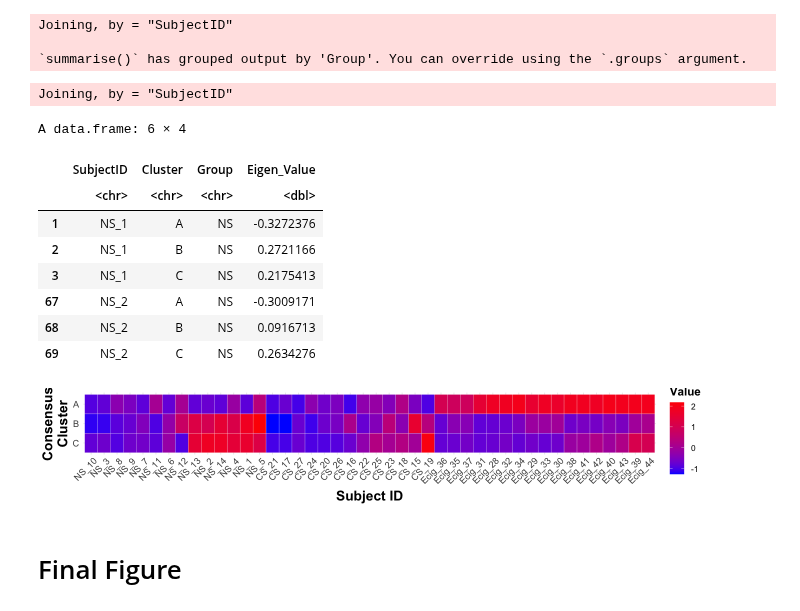
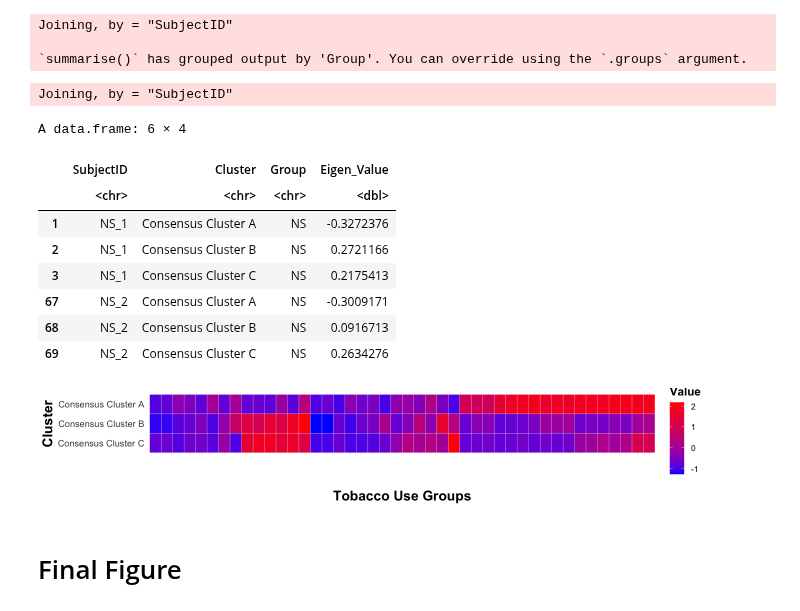
Before and after one commit to Ragerlab/Script_for_Cytokine-Signature-Clusters-as-a-Tool-to-Compare-Changes-associated-with-Tobacco-Product-, a Jupyter notebook: 1.4. Clustering Analyses/Eigencytokine Visualization (Figure 6).ipynb, the cells around one changed output. Drawn from its saved outputs; the diff is of its cells as text; code cells hidden in the pictures.

```diff
--- a/1.4. Clustering Analyses/Eigencytokine Visualization (Figure 6).ipynb
+++ b/1.4. Clustering Analyses/Eigencytokine Visualization (Figure 6).ipynb
@@ -303,9 +304,9 @@ final_df2 = inner_join(cytokines %>%
     # removes duplicate rows
     unique() %>%
     #simplifying cluster name
-    mutate(Cluster = ifelse(Cluster == "ClusterA", "A",
-           ifelse(Cluster == "ClusterB", "B",
-           ifelse(Cluster == "ClusterC", "C", Cluster))))
+    mutate(Cluster = ifelse(Cluster == "ClusterA", "Consensus Cluster A",
+           ifelse(Cluster == "ClusterB", "Consensus Cluster B",
+           ifelse(Cluster == "ClusterC", "Consensus Cluster C", Cluster))))
 
 head(final_df2)
 # %% [output]
@@ -313,39 +314,40 @@ Joining, by = "SubjectID"
 A data.frame: 6 × 4
 |  | SubjectID | Cluster | Group | Eigen_Value |
 |  | <chr> | <chr> | <chr> | <dbl> |
-| 1 | NS_1 | A | NS | -0.3272376 |
-| 2 | NS_1 | B | NS | 0.2721166 |
-| 3 | NS_1 | C | NS | 0.2175413 |
-| 67 | NS_2 | A | NS | -0.3009171 |
-| 68 | NS_2 | B | NS | 0.0916713 |
-| 69 | NS_2 | C | NS | 0.2634276 |
+| 1 | NS_1 | Consensus Cluster A | NS | -0.3272376 |
+| 2 | NS_1 | Consensus Cluster B | NS | 0.2721166 |
+| 3 | NS_1 | Consensus Cluster C | NS | 0.2175413 |
+| 67 | NS_2 | Consensus Cluster A | NS | -0.3009171 |
+| 68 | NS_2 | Consensus Cluster B | NS | 0.0916713 |
+| 69 | NS_2 | Consensus Cluster C | NS | 0.2634276 |
 # %%
 options(repr.plot.width=12, repr.plot.height=2) #changing size
 
 #subject ids ordered by avg cytokine conc
 subject_ids2 = factor(final_df2$SubjectID, levels = ordered_avg_subject_ids)
 
 #reversing clusters for heat map
-rev_clusters = factor(final_df2$Cluster, levels = c("C", "B", "A"))
+rev_clusters = factor(final_df2$Cluster, levels = c("Consensus Cluster C", "Consensus Cluster B",
+                                                    "Consensus Cluster A"))
 
 #lastly scaling each cytokine to creating a larger visual difference between the smoking groups
 Figure6b = ggplot(data = final_df2, aes(x = subject_ids2, y = rev_clusters, fill = scale(Eigen_Value))) +
   geom_tile(color = "white") +
   scale_fill_gradient(low = 'blue', high = 'red') +
   theme_minimal() +
   theme(axis.text = element_text(size = 11), #changing size of axes labels
-        axis.text.x = element_text(angle = 45, hjust = 0.9), #rotating x labels/ moving x labels slightly to the left
+        axis.text.x = element_text(angle = 45, hjust = 0.9, color = "white"), #rotating x labels/ moving x labels slightly to the left
         axis.title = element_text(face = "bold", size = rel(1.5)), #changes axis titles
         #doesn't work with patchwork so I removed this
         #legend.box.spacing = unit(c(1,1,1,1), "cm"), #changes distance between legend and figure
         legend.title = element_text(face = 'bold', size = 14), #changes legend title
         legend.text = element_text(size = 10))+ #changes legend text
 
-  labs(x = "Subject ID", y = "Consensus\nCluster", fill = "Eigencytokine\nValue")
+  labs(x = "Tobacco Use Groups", y = "Cluster", fill = "Eigencytokine\nValue")
 
 Figure6b
 # %% [output]
-[figure, old version]
+[figure, new version]
 # %% [markdown]
 # Final Figure
 # %%
```
Also changed, not shown: parts of 3 cells of this notebook.
